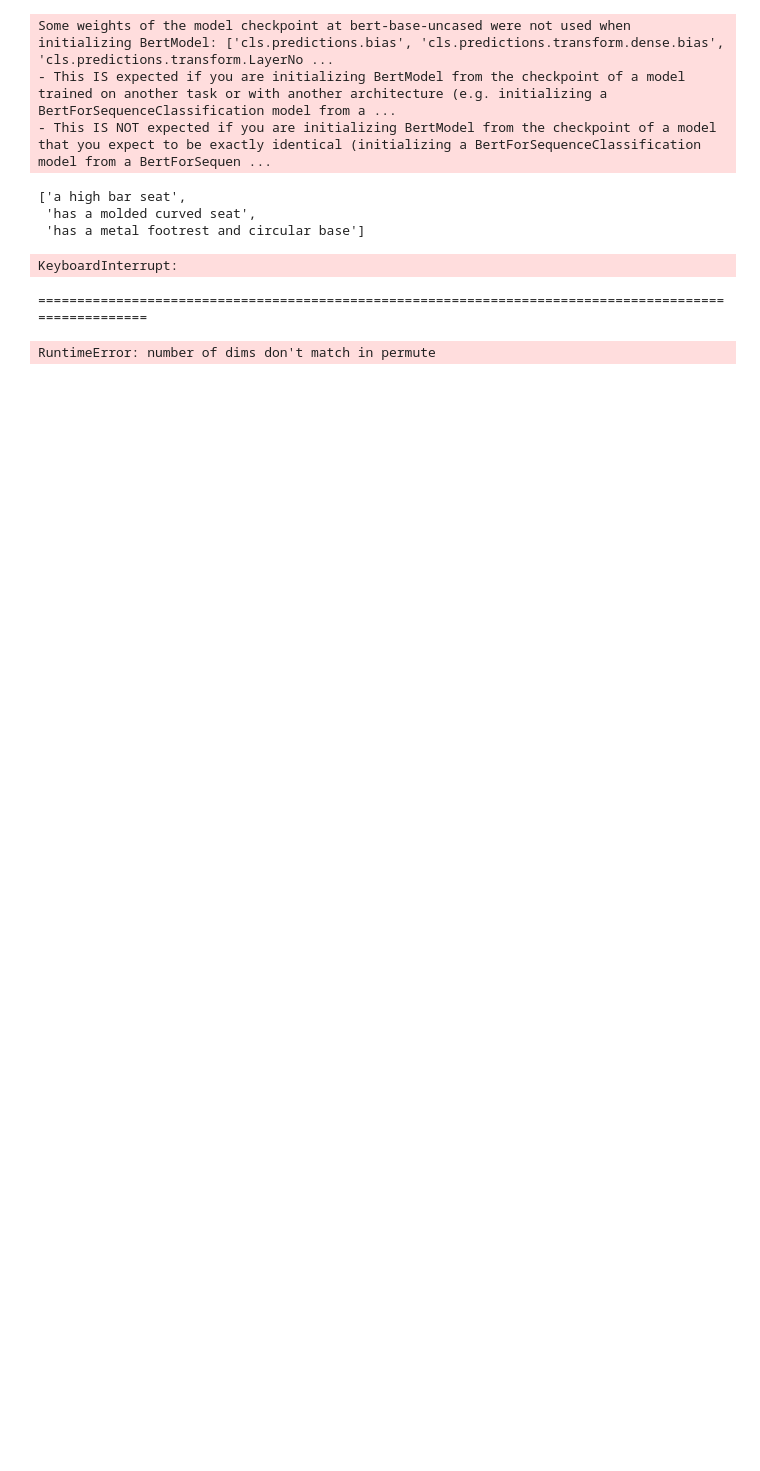
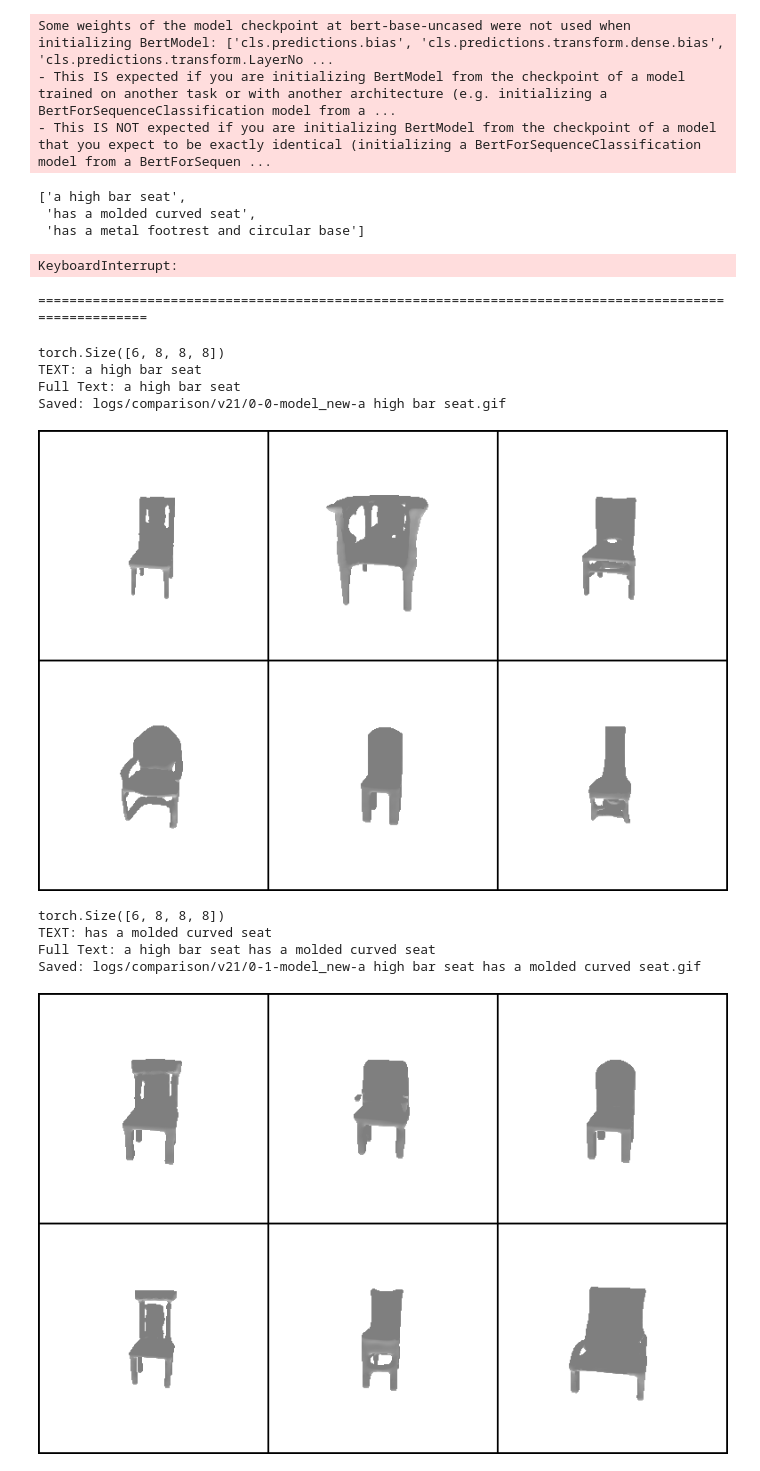
Before and after one commit to sercanamac/AutoSDF-Text2shape, a Jupyter notebook: Compare.ipynb, the cells around one changed output. Drawn from its saved outputs; the diff is of its cells as text; code cells hidden in the pictures; blank space fills up the shorter version.

```diff
--- a/Compare.ipynb
+++ b/Compare.ipynb
@@ -22,8 +22,8 @@ from datasets.ys_shapeset import  ShapeNetZSets
 # %%
 seed_everything(111)
 
-description = "Loading new bert mode no probs passed"
-res_dir = 'logs/comparison/v14'
+description = "New bert model with probs passed as set and in inference with - softmax v1 transformer "
+res_dir = 'logs/comparison/v21'
 if not os.path.exists(res_dir): os.makedirs(res_dir)
 
 with open(f"{res_dir}/description.txt","w") as f:
@@ -285,8 +287,8 @@ for j in tqdm(range(len(sequences_clean))):
     codeix = sampler.sample()
 
 
-    #test_data["z_set"] = z1.repeat_interleave(nimgs, dim=0)
-    test_data["z_set"] = shapeset[4]["z_set"].unsqueeze(0).repeat_interleave(nimgs, dim=0)
+    test_data["z_set"] = z1.repeat_interleave(nimgs, dim=0)
+    #test_data["z_set"] = shapeset[4]["z_set"].unsqueeze(0).repeat_interleave(nimgs, dim=0)
 
     test_data["idx"] = sampler.sample().repeat_interleave(nimgs, axis=0).cpu()
     test_data["z_q"] = z1
@@ -296,33 +298,44 @@ for j in tqdm(range(len(sequences_clean))):
         all_text = last_text + text
         text_conditional = text
         lang_conditional_prob = get_lang_prob_recursive(bert2vq, all_text, z1)
         z1_old = rearrange(z1, 'bs d h w c -> (d h w bs) c')
         z1 = rearrange(lang_conditional_prob, '(d h w) bs c -> bs d h w c', d=8, h=8, w=8)
         gen_order = torch.argsort((torch.abs(lang_conditional_prob[:, 0, :]-z1_old)).sum(-1), dim=-1, descending=True)
         lang_conditional_prob = lang_conditional_prob.repeat(1, nimgs, 1)
         topk = 50
         # This should be replaced by bert output
-        #test_data["z_set"] = z1.repeat_interleave(nimgs, dim=0)
-        model.inference(test_data, topk=topk, prob=None,gen_order=None)
+#         if(i==2):
+#             import pdb;pdb.set_trace()
+        test_data["z_set"] = z1.repeat_interleave(nimgs, dim=0)
+        model.inference(test_data, topk=topk, alpha=1, prob=None,gen_order=None)
         #test_data["z_set"] = z1.repeat_interleave(nimgs, dim=0)
         sampler = torch.distributions.categorical.Categorical(z1)
         test_data["idx"] = torch.cat( [sampler.sample().cpu() for i in range(6)], dim=0)
         print(test_data["idx"].shape)
         gen_mesh = sdf_to_mesh(model.x_recon_tf)
 
         gen_gif_name = f'{res_dir}/{j}-{i}-{model_name}-{all_text}.gif'
         #import pdb;pdb.set_trace()
         try:
             save_mesh_as_pics(mesh_renderer, gen_mesh, nrow=3, out_name=gen_gif_name)
         except:
             import pdb;pdb.set_trace()
         last_text = text_conditional + " "
 
         print("TEXT:", text_conditional)
         print("Full Text:", all_text)
         print("Saved:", gen_gif_name)
         for name in [gen_gif_name]:
             display(ipy_image(name))
 # %% [output]
 ======================================================================================================
-RuntimeError: number of dims don't match in permute
+torch.Size([6, 8, 8, 8])
+TEXT: a high bar seat
+Full Text: a high bar seat
+Saved: logs/comparison/v21/0-0-model_new-a high bar seat.gif
+[figure, added]
+torch.Size([6, 8, 8, 8])
+TEXT: has a molded curved seat
+Full Text: a high bar seat has a molded curved seat
+Saved: logs/comparison/v21/0-1-model_new-a high bar seat has a molded curved seat.gif
+[figure, added]
```
Also changed, not shown: parts of 2 cells of this notebook, 2 other files.
